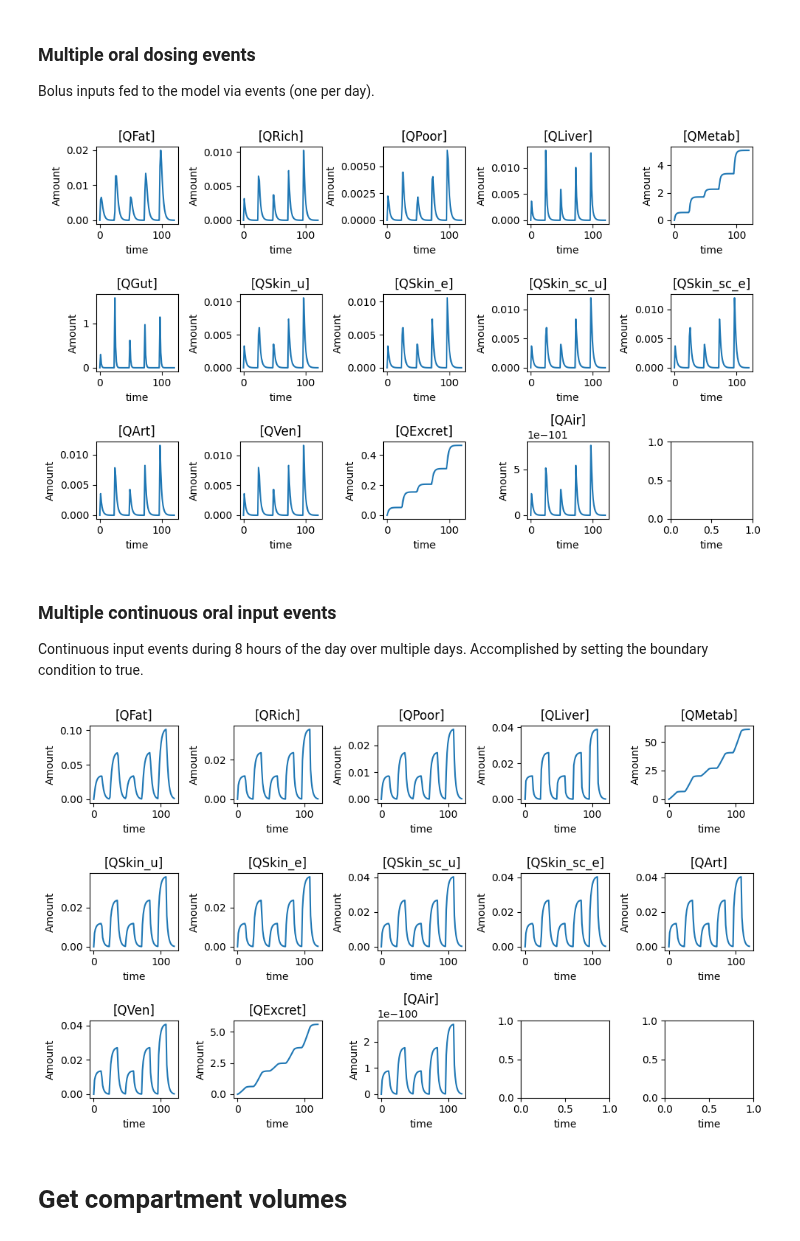
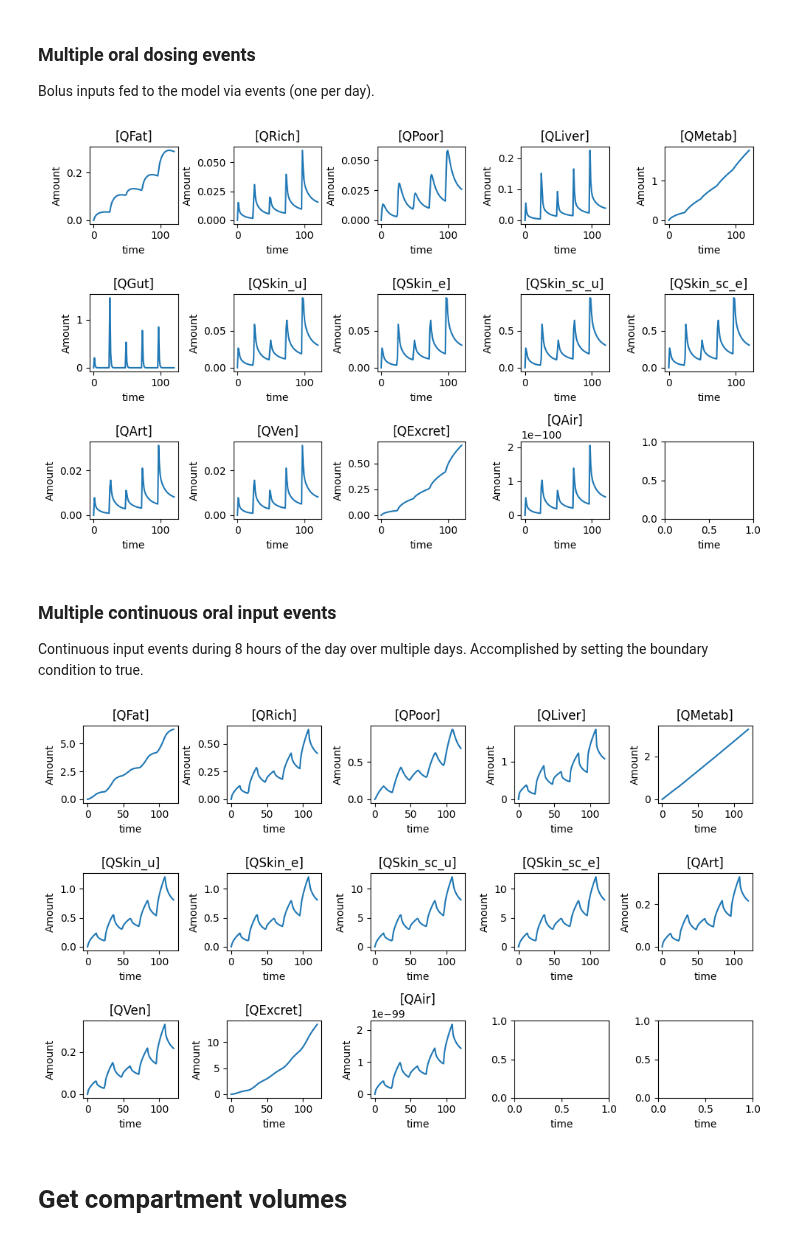
Before and after one commit to rivm-syso/euromix-to-sbml, a Jupyter notebook: notebooks/run_sbml_model.ipynb, the cells around one changed output. Drawn from its saved outputs; the diff is of its cells as text; code cells hidden in the pictures.

Commit message:
Update notebooks with loading and reporting of parametrisations

```diff
--- a/notebooks/run_sbml_model.ipynb
+++ b/notebooks/run_sbml_model.ipynb
@@ -31,0 +59,28 @@ def plotSimulationResults(res, selections):
+# %%
+# Load the PBPK model from the SBML file
+rr_model = rr.RoadRunner(sbml_file)
+
+# Load parametrisation
+loadParametrisation(rr_model, param_file, param_instance_id)
+
+# Get the SBML model
+document = ls.readSBML(sbml_file)
+model = document.getModel()
+
+# Create parameters info table
+dt_params = []
+print("Number of parameters: " + str(model.getNumParameters()))
+for i in range(0,model.getNumParameters()):
+    s = model.getParameter(i)
+    if (s.getConstant()):
+        dt_params.append([
+            s.getId(),
+            rr_model[s.getId()],
+            s.getUnits(),
+            s.getName()
+        ])
+df_params = pd.DataFrame(
+    dt_params,
+    columns=["Id", "Value", "Unit", "Name"]
+)
+print(tabulate(df_params, headers="keys", tablefmt="fancy_grid", showindex=False))
@@ -88,13 +165,12 @@ rr_model.setBoundary(oral_input, False)
 for event_id in rr_model.model.getEventIds():
     rr_model.removeEvent(event_id)
 
+# Load parametrisation
+loadParametrisation(rr_model, param_file, param_instance_id)
+
 # Define a list of time/dose tuples
 time_dose_list = [
-    (0, 1),
-    (24, 2),
-    (48, 1),
-    (72, 2),
-    (96, 3)
+    (0, 1), (24, 2), (48, 1), (72, 2), (96, 3)
 ]
 
 # Create an event for each of the time-dose tuples
@@ -111,7 +187,7 @@ results = rr_model.simulate(start=0, end=5*24, points=100)
 # Plot the results
 plotSimulationResults(results, rr_model.timeCourseSelections)
 # %% [output]
-[figure, old version]
+[figure, new version]
 # %% [markdown]
 ### Multiple continuous oral input events
 
@@ -128,34 +204,37 @@ rr_model.setBoundary(oral_input, True)
 # Remove all events
 for event_id in rr_model.model.getEventIds():
     rr_model.removeEvent(event_id)
+
+# Load parametrisation
+loadParametrisation(rr_model, param_file, param_instance_id)
 
 # Define a list of time/dose tuples
 time_dose_duration_list = [
     (0, 1, 12),
     (24, 2, 12),
     (48, 1, 12),
     (72, 2, 12),
     (96, 3, 12)
 ]
 
 # Create an event for each of the time-dose tuples
 for i in range(0, len(time_dose_list)):
     dose_event = time_dose_duration_list[i]
     eid = f"oral_dose_event_{i}_start"
     rr_model.addEvent(eid, False, f"time > {dose_event[0]}", False)
     rr_model.addEventAssignment(eid, oral_input, f"{oral_input} + {dose_event[1]}", False)
     eid = f"oral_dose_event_{i}_stop"
     rr_model.addEvent(eid, False, f"time > {dose_event[0]} + {dose_event[2]}", False)
     rr_model.addEventAssignment(eid, oral_input, f"{oral_input} - {dose_event[1]}", False)
 rr_model.regenerateModel(True, True)
 
 # Simulate the PBPK model
 results = rr_model.simulate(start=0, end=5*24, points=100)
 
 # Plot the results
 plotSimulationResults(results, rr_model.timeCourseSelections)
 # %% [output]
-[figure, old version]
+[figure, new version]
 # %% [markdown]
 # Get compartment volumes
 # %%
```
Also changed, not shown: parts of 6 cells of this notebook, 2 other files.
